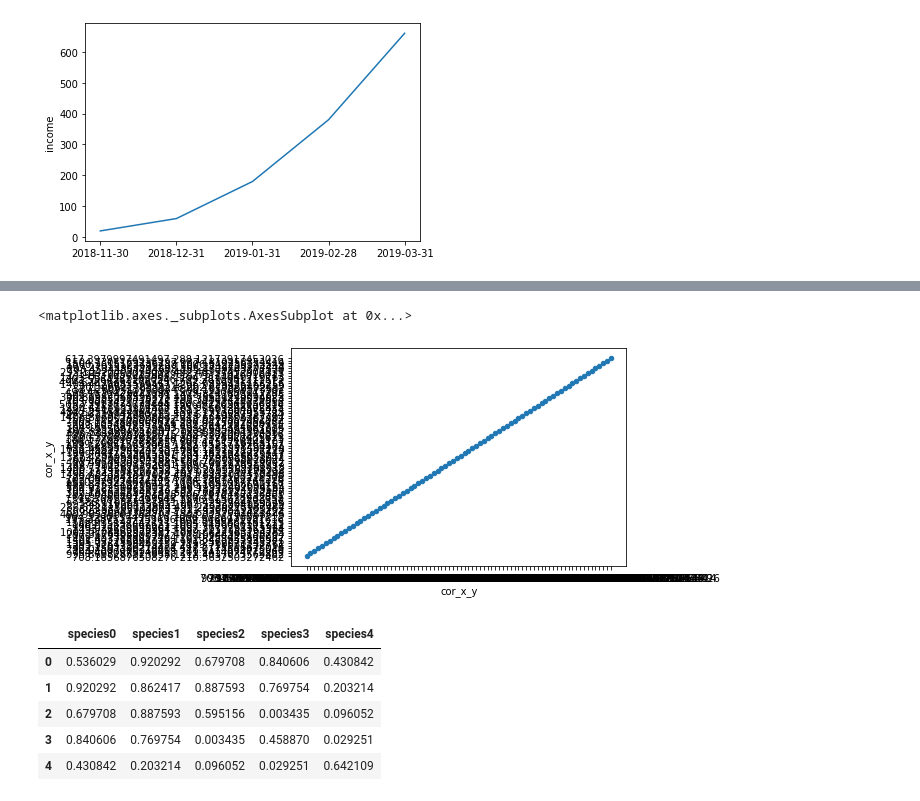
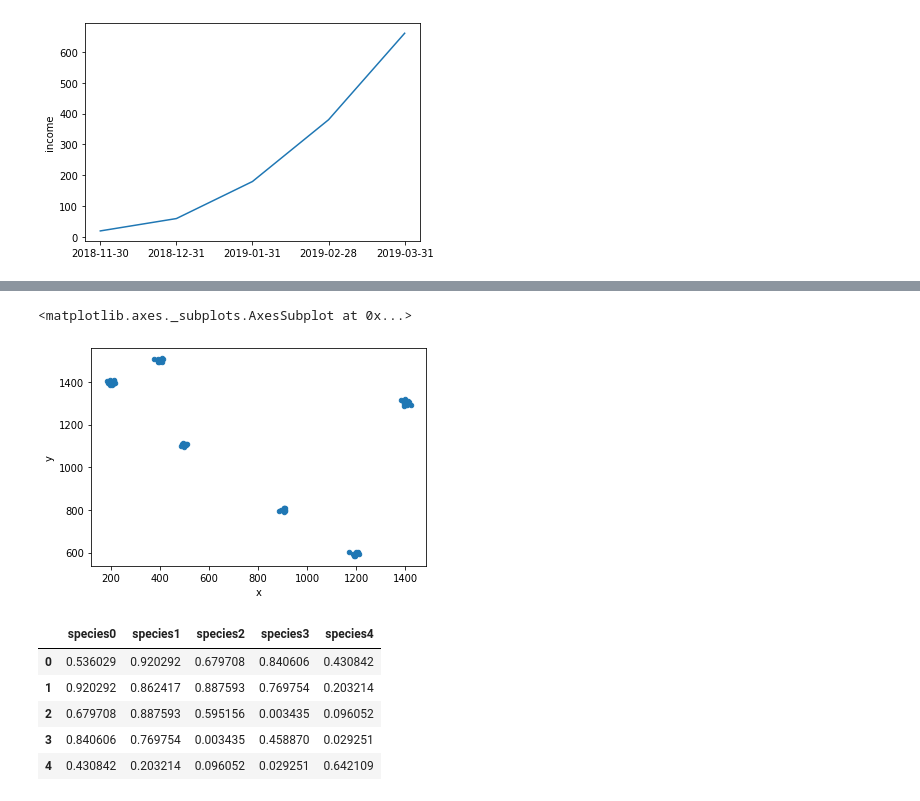
Before and after one commit to anatolii-kandiuk/research_students_df, a Jupyter notebook: research_df.ipynb, the cells around one changed output, grey strips where cells are left out. Cells and saved outputs as stored; diff of their text form; code cells hidden in the pictures.

```diff
--- a/research_df.ipynb
+++ b/research_df.ipynb
@@ -283,6 +283,6 @@ sns.lineplot(x=income_df.index, y=income_df.income)
 <matplotlib.axes._subplots.AxesSubplot at 0x...>
 [figure]
 # %%
-dataset = pd.read_table('dataset_209770_6.txt')
+dataset = pd.read_table('/content/dataset.txt', sep=' ')
 dataset.tail(3)
 # %% [output]
@@ -293,3 +292,0 @@ dataset.tail(3)
-# %%
-dataset = dataset.rename(columns={'cor_x':'cor_x_y'})
-dataset
@@ -310,8 +293,8 @@ dataset
 # %%
-dataset.plot.scatter(x='cor_x_y', y='cor_x_y')
+dataset.plot.scatter(x='x', y='y')
 # %% [output]
 <matplotlib.axes._subplots.AxesSubplot at 0x...>
-[figure, old version]
+[figure, new version]
 # %%
 genome_df = pd.read_csv('genome_matrix.csv')
 genome_df = genome_df.drop('Unnamed: 0', axis=1)
```
Also changed, not shown: parts of 7 cells of this notebook.
